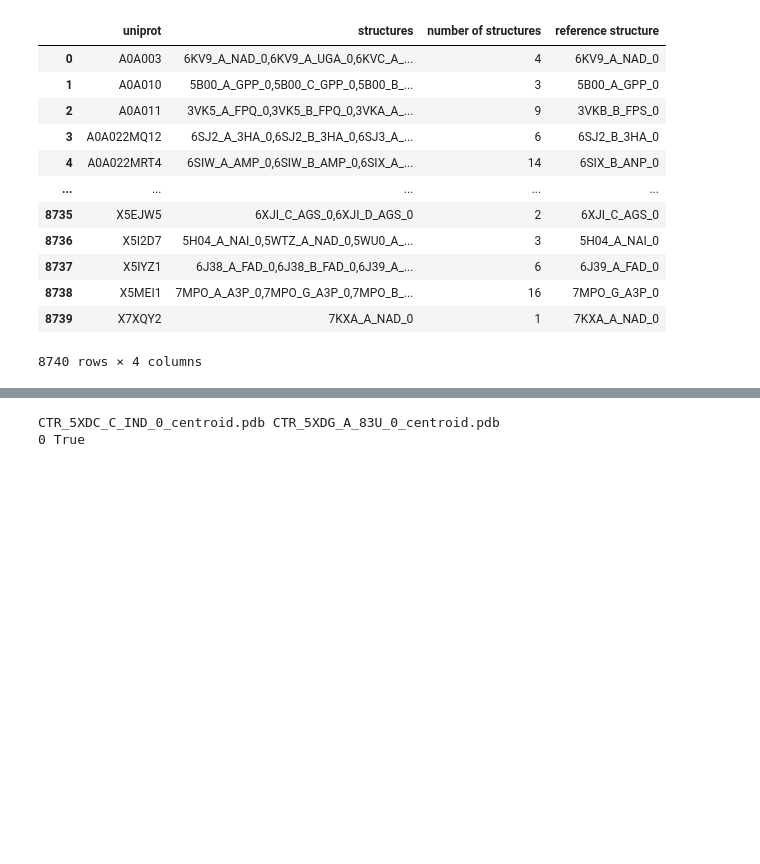
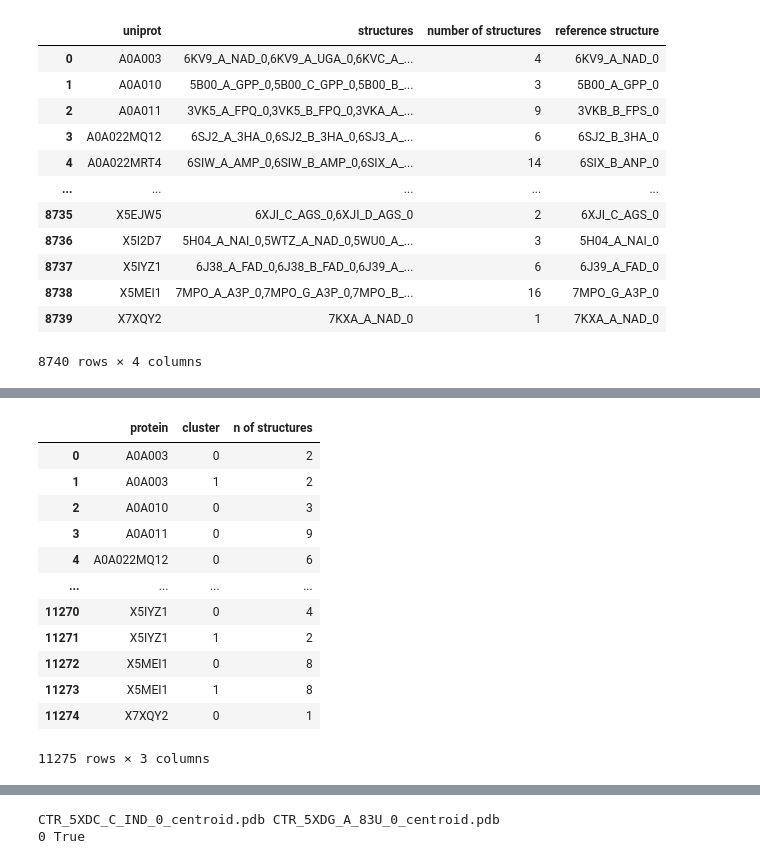
Before and after one commit to ersilia-os/osa-murd, a Jupyter notebook: notebooks/pocketvec_PDB_clustering.ipynb, the cells around one changed output, grey strips where cells are left out. Saved outputs shown, nothing was run; the diff lists cells and outputs as text; code cells hidden in the pictures; blank space fills up the shorter version.

```diff
--- a/notebooks/pocketvec_PDB_clustering.ipynb
+++ b/notebooks/pocketvec_PDB_clustering.ipynb
@@ -156,3 +140,19 @@ len(clustering_conflict)
+# %%
+clustering_per_cluster.sort_values(['protein', 'n of structures'], ascending=[True, False])
+# %% [output]
+|  | protein | cluster | n of structures |
+| 0 | A0A003 | 0 | 2 |
+| 1 | A0A003 | 1 | 2 |
+| 2 | A0A010 | 0 | 3 |
+| 3 | A0A011 | 0 | 9 |
+| 4 | A0A022MQ12 | 0 | 6 |
+| ... | ... | ... | ... |
+| 11270 | X5IYZ1 | 0 | 4 |
+| 11271 | X5IYZ1 | 1 | 2 |
+| 11272 | X5MEI1 | 0 | 8 |
+| 11273 | X5MEI1 | 1 | 8 |
+| 11274 | X7XQY2 | 0 | 1 |
+11275 rows × 3 columns
 # %%
 %matplotlib inline
 plt.figure(figsize=(6, 4))
```
Also changed, not shown: parts of 30 cells of this notebook, 5 other files.
